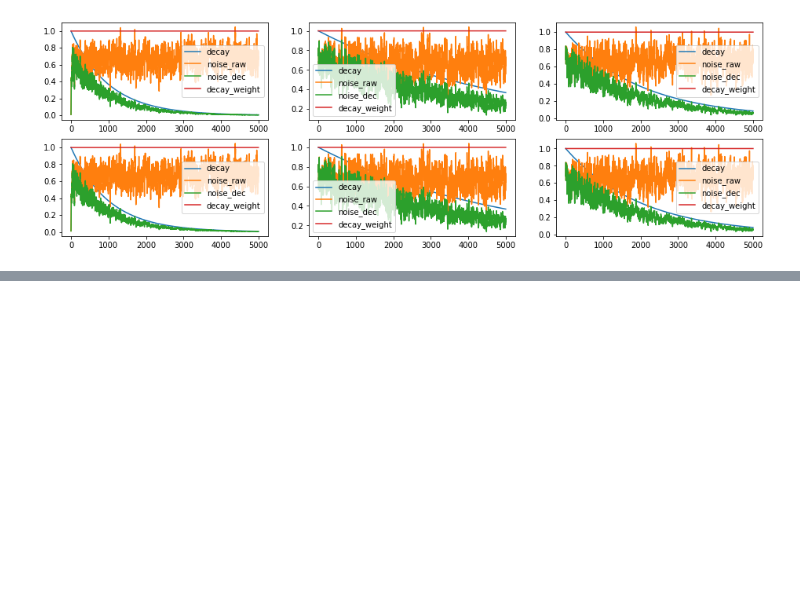
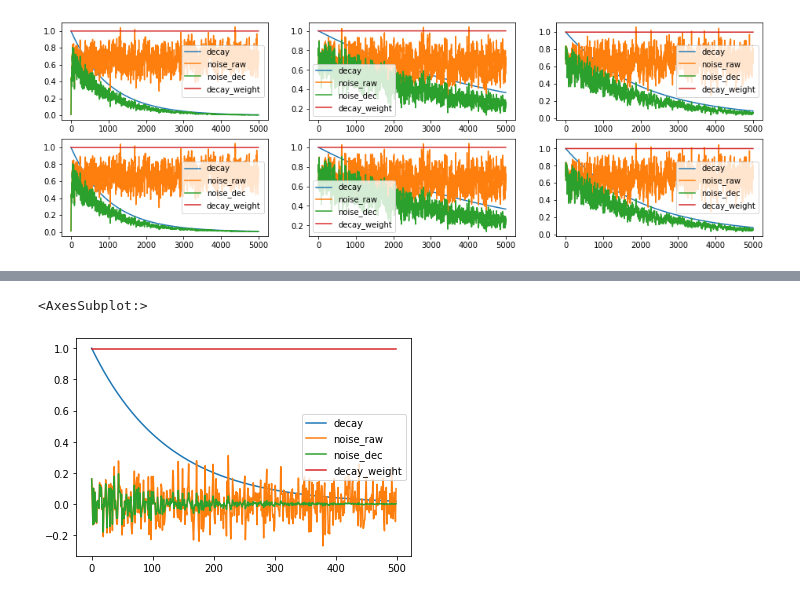
Before and after one commit to udacity/deep-reinforcement-learning, a Jupyter notebook: p2_continuous-control/Continuous_Control-Schedulling.ipynb, the cells around one changed output, grey strips where cells are left out. Drawn from its saved outputs; the diff is of its cells as text; code cells hidden in the pictures; blank space fills up the shorter version.

```diff
--- a/p2_continuous-control/Continuous_Control-Schedulling.ipynb
+++ b/p2_continuous-control/Continuous_Control-Schedulling.ipynb
@@ -89,3 +98,10 @@ plt.show()
+# %%
+g_noise1_df1 = get_noise_schedulling(500, decay=0.992, noise=g_noise1)
+# %%
+g_noise1_df1.plot()
+# %% [output]
+<AxesSubplot:>
+[figure, added]
 # %%
 ou_noise1_schedulling['noise_raw'].rolling(100).std().plot(label='ou')
 g_noise_schedulling['noise_raw'].rolling(100).std().plot(label='gaussian')
```
Also changed, not shown: parts of 8 cells of this notebook, 3 other files.
